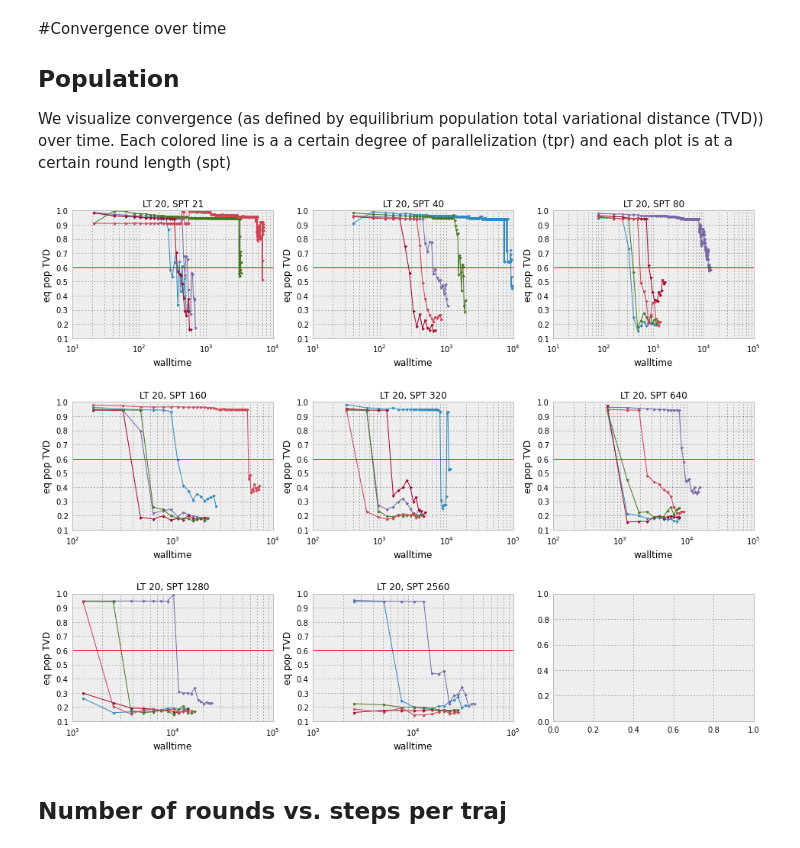
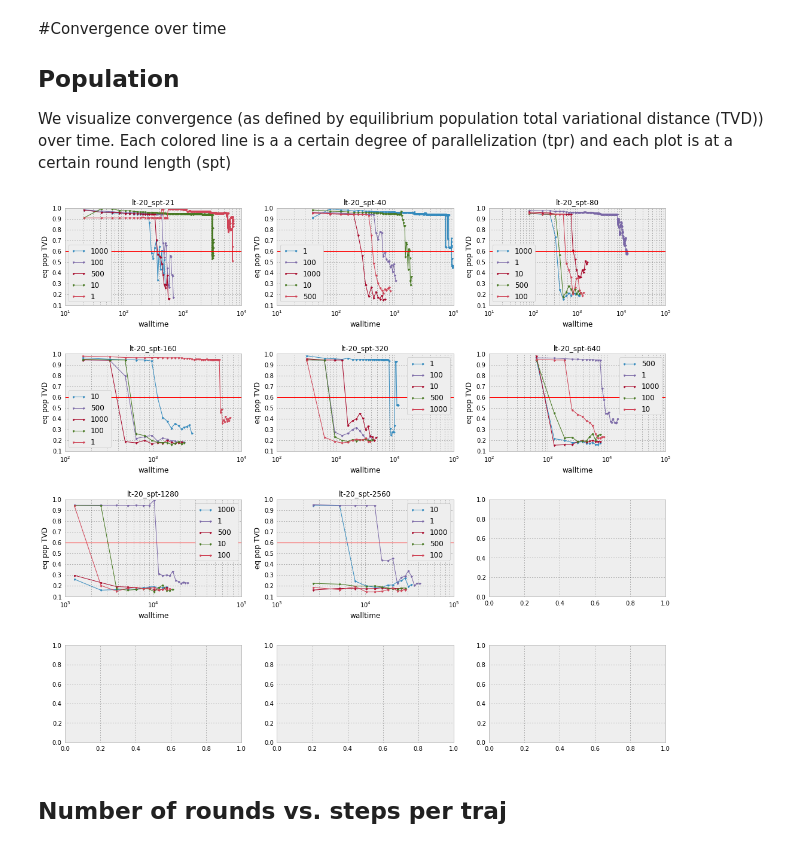
Before and after one commit to mpharrigan/quant-accel, a Jupyter notebook: ipython/muller3.ipynb, the cells around one changed output. Cells and saved outputs as stored; diff of their text form; code cells hidden in the pictures.

```diff
--- a/ipython/muller3.ipynb
+++ b/ipython/muller3.ipynb
@@ -38,21 +38,32 @@ muller.speed_subdivide_pop(tvd_cutoff=0.6)
 ## Population
 We visualize convergence (as defined by equilibrium population total variational distance (TVD)) over time. Each colored line is a a certain degree of parallelization (tpr) and each plot is at a certain round length (spt)
 # %%
-uniques = muller.get_unique('pop', ('lt', 'spt'))
+fstring, tuple_gen, uniques = muller.get_unique('pop', ('lt', 'spt'))
+
+# Make it into a dict for plotting
 uniques = [(ss, ax) for ax, (sv, ss) in enumerate(uniques)]
 uniqued = dict(uniques)
-fig, axes = plt.subplots(3, 3, figsize=(16,12))
+
+# Figure out number of plots
+n_configs = len(uniques)
+n_cols = 3
+n_rows = (n_configs + 1) // n_cols
+
+fig, axes = plt.subplots(n_rows, n_cols, figsize=(6*n_cols,4*n_rows))
 for r in muller.get_runcopy(7, 'pop'):
-    paramtuple = (r.params['lt'], r.params['spt'])
-    figname = "lt-%s_spt-%s" % paramtuple
+
+    figname = fstring % tuple_gen(r)
     ax = axes[np.unravel_index(uniqued[figname], axes.shape)]
+
     ax.plot(r.errors[:,0], r.errors[:,1], '.-', label=r.params['tpr'])
-    ax.set_title("LT %s, SPT %s" % paramtuple)
+
+    ax.set_title(figname)
     ax.set_xlabel('walltime'); ax.set_ylabel('eq pop TVD')
     ax.axhline(0.6, c='r')
     ax.set_xscale('log')
+    ax.legend(loc='best')
 # %% [output]
-[figure, old version]
+[figure, new version]
 # %% [markdown]
 ## Number of rounds vs. steps per traj
 # %%
```
Also changed, not shown: parts of 4 cells of this notebook, 2 other files.
